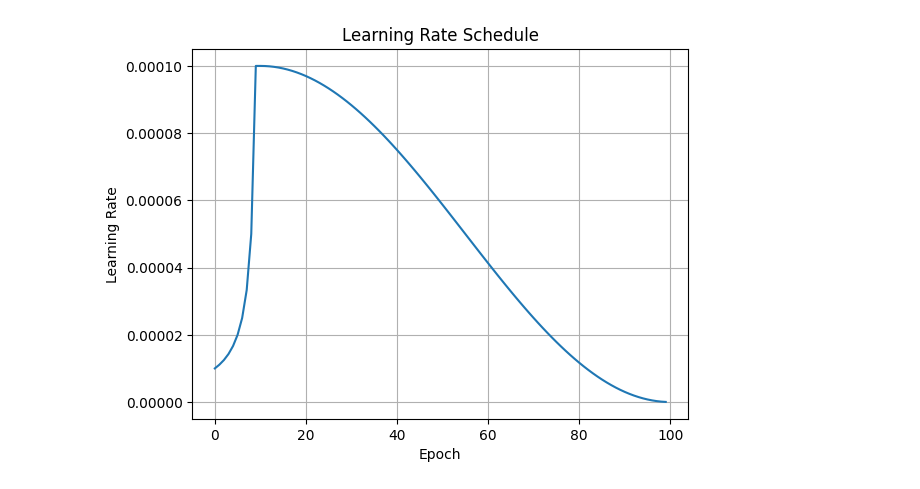
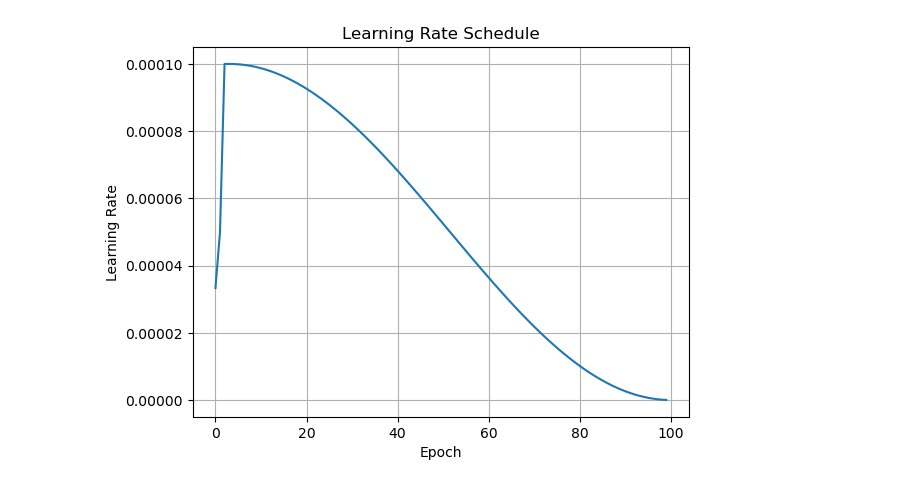
Before and after one commit to AlikhanNurkamal/robt407-final, a Jupyter notebook: LR_visualization.ipynb, the cells around one changed output. Cells and saved outputs as stored; diff of their text form; code cells hidden in the pictures.

Commit message:
updated lr_init

```diff
--- a/LR_visualization.ipynb
+++ b/LR_visualization.ipynb
@@ -1,29 +1,29 @@
 # %%
 import matplotlib.pyplot as plt
 import numpy as np
 import math
 
-config = {'LR_INIT': 0.003, 'EPOCHS': 100}
-warmup_ep = 10
+config = {'LR_INIT': 1e-4, 'EPOCHS': 100}
+warmup_ep = 3
 warmup = True
 enable_cos = True
 
 epochs = np.arange(config['EPOCHS'])
 
 lr_values = np.zeros(config['EPOCHS'])
 for epoch in epochs:
     lr = config['LR_INIT']
     if warmup and epoch < warmup_ep:
         lr = lr / (warmup_ep - epoch)
     elif enable_cos:
         lr *= 0.5 * (1. + math.cos(math.pi * (epoch - warmup_ep) / (config['EPOCHS'] - warmup_ep)))
     lr_values[epoch] = lr
 
 plt.plot(epochs, lr_values)
 plt.xlabel('Epoch')
 plt.ylabel('Learning Rate')
 plt.title('Learning Rate Schedule')
 plt.grid(True)
 plt.show()
 # %% [output]
-[figure, old version]
+[figure, new version]
```
Also changed, not shown: 1 other file.
